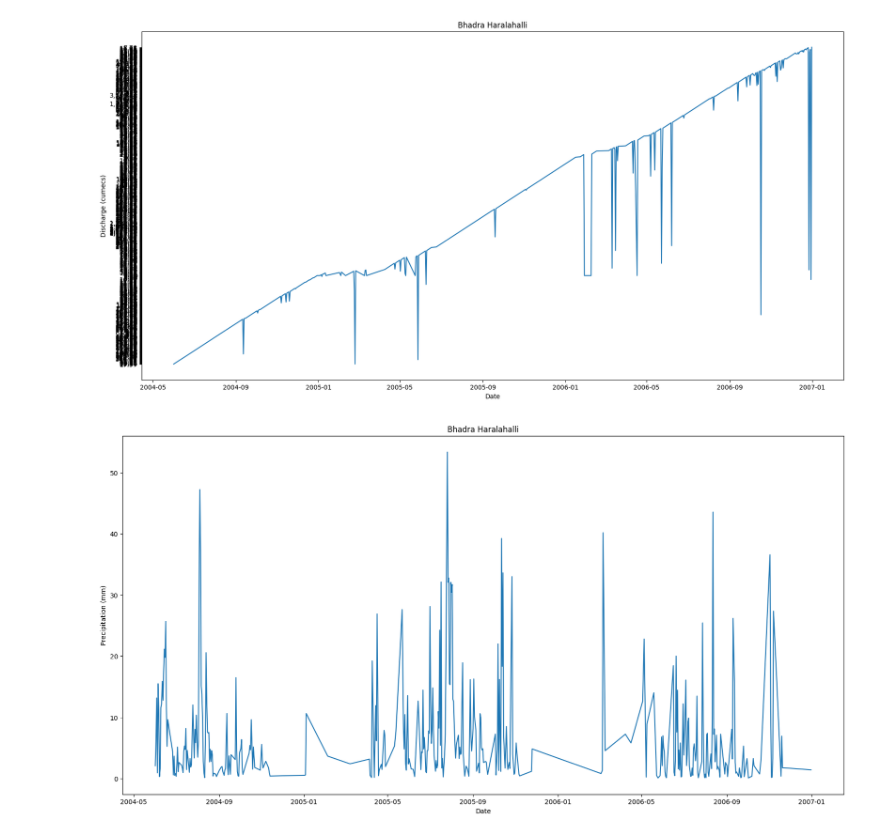
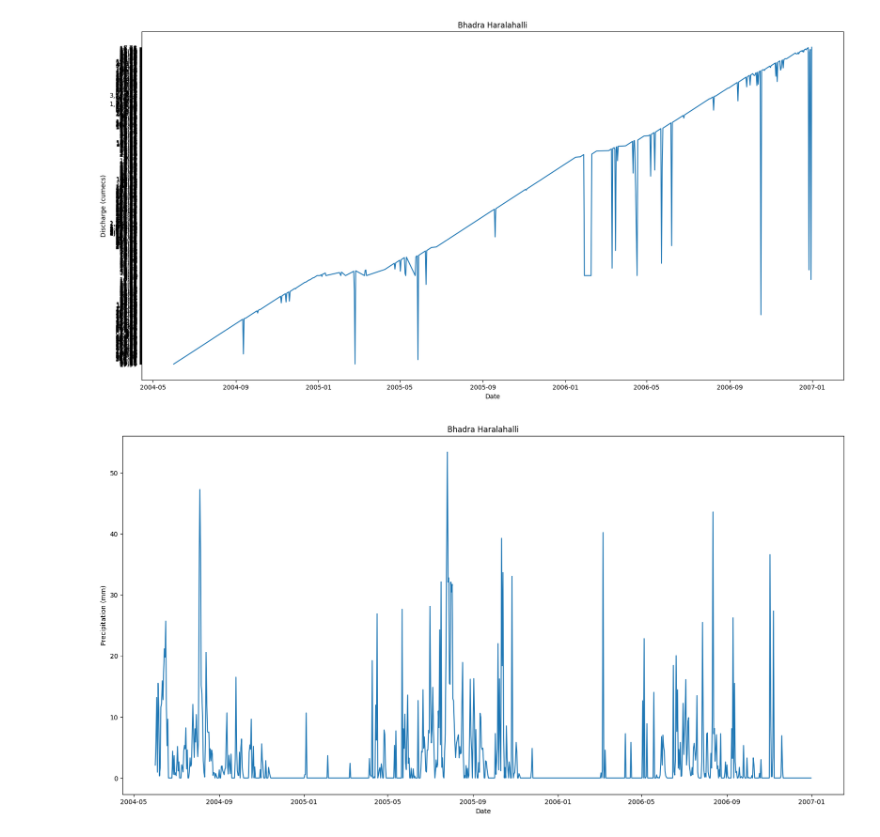
Before and after one commit to KKcuber/BTP-2, a Jupyter notebook: inflow_prediction.ipynb, the cells around one changed output. Drawn from its saved outputs; the diff is of its cells as text; code cells hidden in the pictures.

Commit message:
removed interpolation of precipitation

```diff
--- a/inflow_prediction.ipynb
+++ b/inflow_prediction.ipynb
@@ -27,22 +27,21 @@ plt.show()
 [figure]
 # %%
 df = pd.read_csv('./data/precipitation_bhadra.csv', header=0, names=['Date', 'Precipitation'], parse_dates=['Date'])
-df['Precipitation'] = df['Precipitation'].replace(0, np.nan).interpolate(method='linear')
 df['Date'] = pd.to_datetime(df['Date'], format='%d/%m/%Y')
 df = df.set_index('Date')
 
 # take values from June 2004 to December 2006
 df = df.loc['2004-06-01':'2006-12-31']
 
 # plot the data
 plt.figure(figsize=(20, 10))
 plt.plot(df['Precipitation'])
 plt.xlabel('Date')
 plt.ylabel('Precipitation (mm)')
 plt.title('Bhadra Haralahalli')
 plt.show()
 # %% [output]
-[figure, old version]
+[figure, new version]
 # %%
 # Code for extracting important features
 # Assuming you have a DataFrame 'cle_data' for CLE reservoir
```
Also changed, not shown: parts of 1 cell of this notebook.
